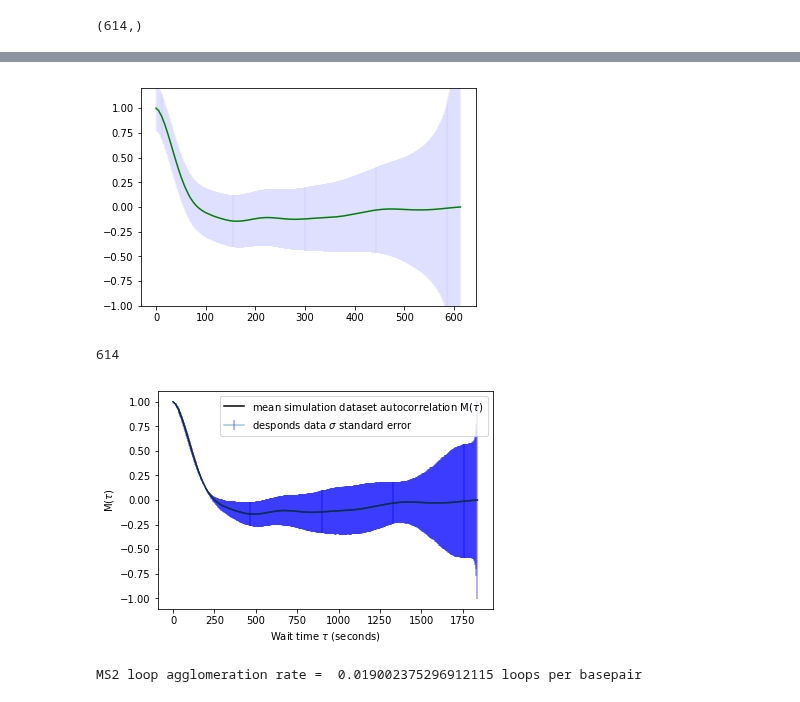
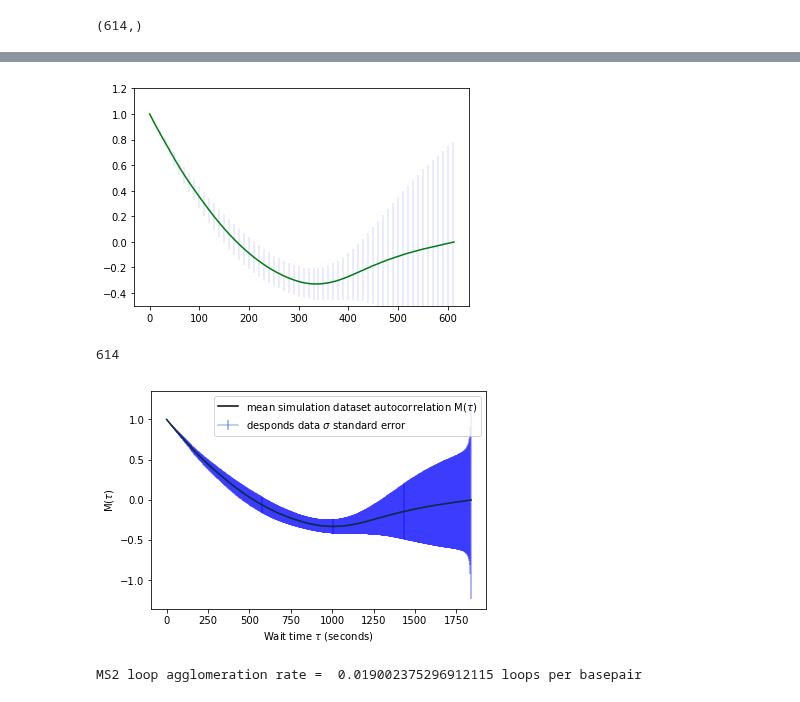
Before and after one commit to tlmakinen/bursting-IGMM, a Jupyter notebook: autocorrelation/desponds-positive-control.ipynb, the cells around one changed output, grey strips where cells are left out. Saved outputs shown, nothing was run; the diff lists cells and outputs as text; code cells hidden in the pictures.

Commit message:
fixed standard error weighting

```diff
--- a/autocorrelation/desponds-positive-control.ipynb
+++ b/autocorrelation/desponds-positive-control.ipynb
@@ -73,12 +56,14 @@ tPol=6;                 # polII loading time
 k_elong=25;             # Elongation rate
 sizePol = tPol * k_elong     # Footprint, in basepairs, of polII
 
-k_on = 0.0137
-k_off = 0.0139
+k_on = 0.002
+k_off = 0.014
 duration = 615   # seconds
 num = 100           # number of traces in our simulated dataset
 
-loop_function = DespondsMs2Loops(despondsfile, tPol, k_elong).loopsByBp
+loop_function = tailUpMs2().loop_function
+
+#loop_function = DespondsMs2Loops(despondsfile, tPol, k_elong).loopsByBp
 # %%
 # Now let's simulate 100 traces to create a package of traces we'd expect to get from actual data.
 # Parameters:
@@ -135,5 +120,5 @@ plt.legend()
 # %%
-start_index = 150
+start_index = 450
 stop_index = -1
 # %%
 def tracePackageAutocorrelation(og_tracelist, start_index, stop_index, loop_function):
@@ -326,7 +311,7 @@ def tracePackageBootstrap(calibrated_tracelist):
 
     tracelist = np.asarray(calibrated_tracelist)          # convert to a numpy array to play with indices
     n_traces = len(tracelist)                # number of traces in our dataset
-    n_trials = 20                      # how many times we wish to compute the bootstrap loop
+    n_trials = 100                      # how many times we wish to compute the bootstrap loop
     trace_indx = np.arange(n_traces)      # the index range of the list of traces
     auto_averages = []                    # list of averaged autocorrelation functions (should be n_trials long)
 
@@ -374,23 +359,32 @@ def tracePackageBootstrap(calibrated_tracelist):
     # on our dataset
     # compute at each time trace:
 
-    #upperlim,lowerlim = np.percentile(auto_averages, axis=0, [95,5])
+
 
 
 
 
     N = len(auto_averages[1]) # number of tau time delays in autocorrelation function
-    pts = np.flip(np.arange(N), axis=0)        # index of points
+    pts = np.arange(N)        # index of points
 
-    weights = pts / N         # weights, normalized by length of autocorrelation function
+    #weights = pts / N         # weights, normalized by length of autocorrelation function
 
     print(len(weights))
     print(np.asarray(auto_averages).shape)
     #avg,std_dev_arr = weighted_avg_and_std(np.asarray(auto_averages),1, weights)
 
-    std_dev_arr = np.nanstd(auto_averages, axis=0, ddof=np.arange(len(auto_averages[1])))
+    std_dev_arr = np.nanstd(auto_averages, axis=0, ddof=0)
 
-    return std_dev_arr
+    upperlim,med,lowerlim = np.percentile(a=np.asarray(auto_averages), axis=0, q=[95,50,5])
+    #std_dev_arr = lowerlim
+    #weightdown = (med - lowerlim)/((N-pts)/(np.sqrt(N)*n_trials))
+    #weightup = (upperlim-med)/((N-pts) / (np.sqrt(N)*n_trials))
+
+    weightedstderr = std_dev_arr / ((N-pts)/(np.sqrt(N)*n_trials))
+
+    #return weightup,weightdown
+    return weightedstderr
+                  # returns distance between average and up,low limits
 # %%
 std_dev_arr = tracePackageBootstrap(calitracelist)
 # %% [output]
@@ -447,22 +394,22 @@ plt.show()
 t = np.arange(len(autoav))
 # %%
 autoarr = np.asarray(autoav)
-autostd = np.nanstd(autoav, axis=0, ddof=np.arange(len(autoav)))
-
+#autostd = np.nanstd(autoav, axis=0, ddof=np.arange(len(autoav)))
+std = std_dev_arr
 #for i in autolist:
     #plt.plot(t*stepsize,i[1:], alpha=0.3)
 
 autocov = np.nanvar(autoarr, axis=0)
 plt.plot(t, autoav, color = 'g', label = "average autocorrelation of trace data \n anterior cell cycle 13")
-plt.errorbar(x=t, y=autoav, yerr=(autostd, autostd), ecolor='b', alpha=0.04, label = r'desponds data $\sigma$ standard error')
+plt.errorbar(x=t[::10], y=autoav[::10], yerr=((std)[::10], (std)[::10]), ecolor='b', alpha=0.1, label = r'desponds data $\sigma$ standard error')
 #plt.legend(loc='best')
-plt.ylim(-1, 1.2)
+plt.ylim(-.5, 1.2)
 #plt.xlim(0,400)
 plt.show()
 
 print(len(autoav))
 # %% [output]
-[figure, old version]
+[figure, new version]
 614
 # %%
 autostd;
@@ -478,7 +425,7 @@ plt.xlabel(r'Wait time $\tau$ (seconds)')
 plt.ylabel(r'M($\tau$)')
 plt.show()
 # %% [output]
-[figure, old version]
+[figure, new version]
 # %%
 # STEP TWO: Fit for value of Pon
 # %%
```
Also changed, not shown: parts of 26 cells of this notebook, 3 other files.
